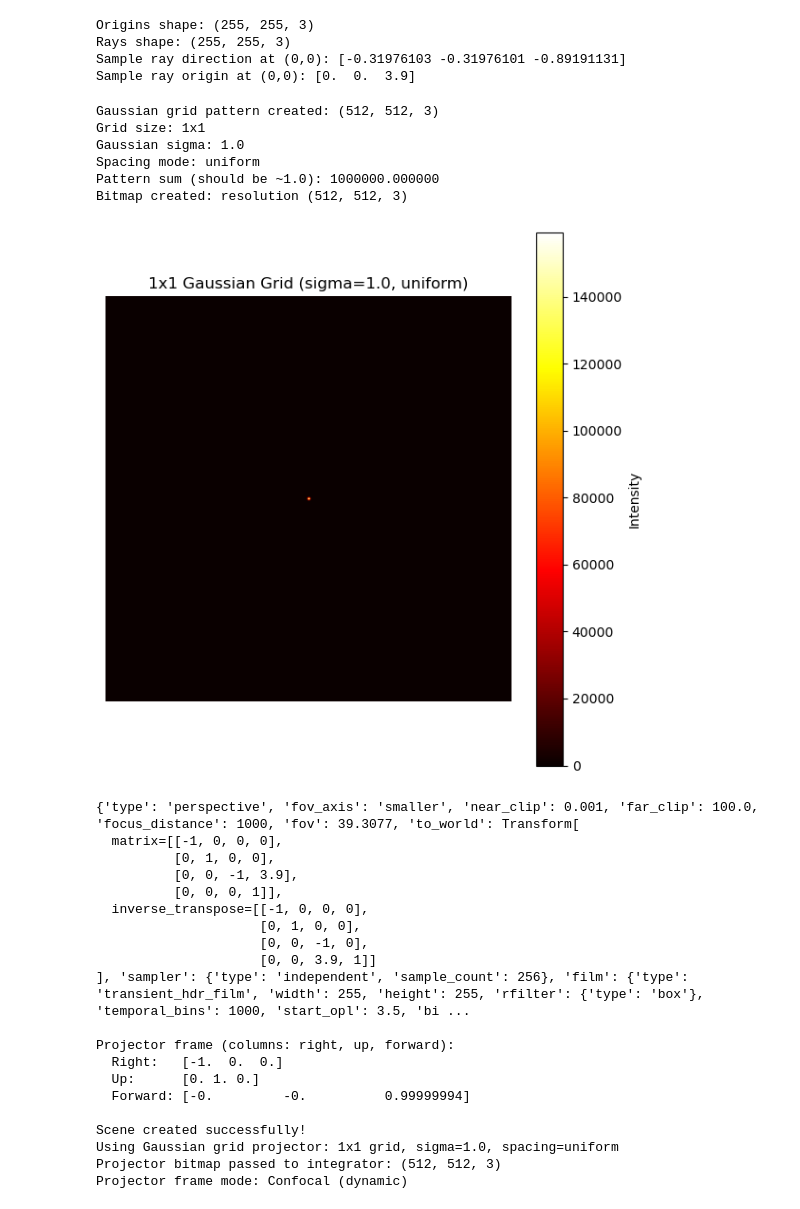
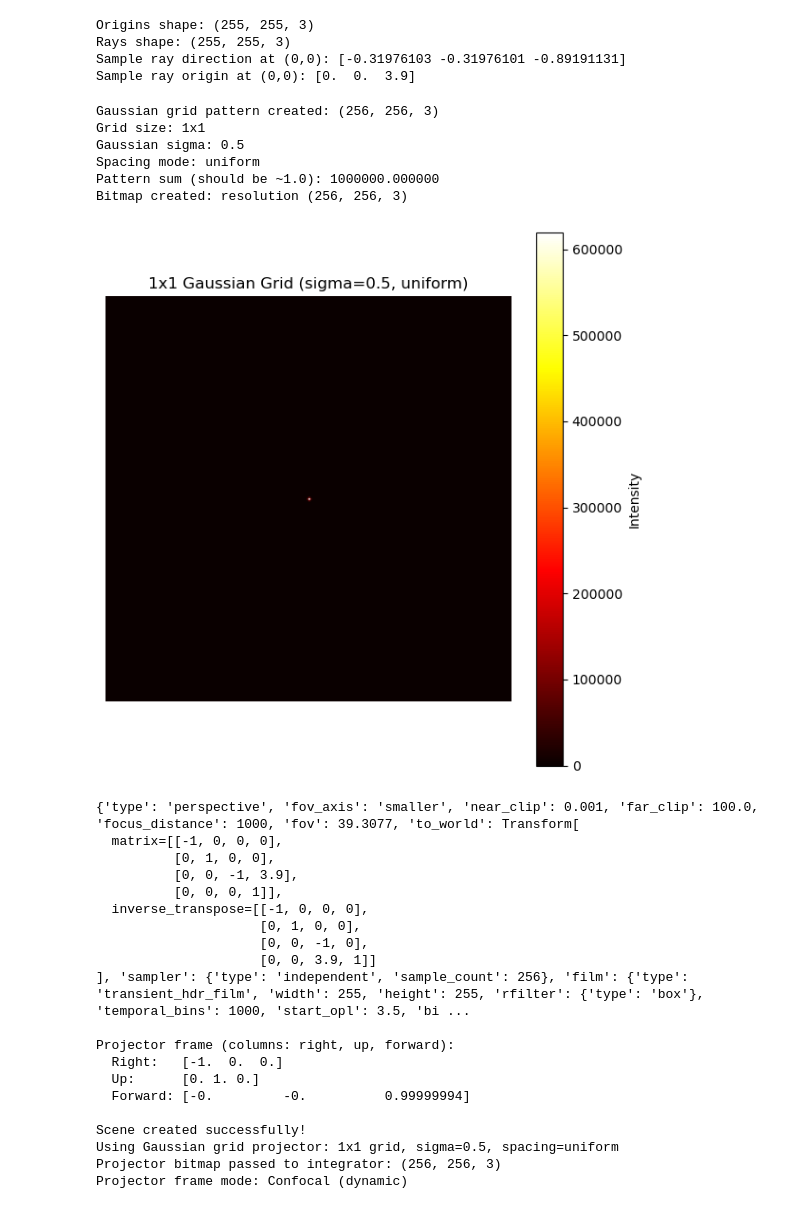
Before and after one commit to benattal/mitransient, a Jupyter notebook: cornell_confocal.ipynb, the cells around one changed output. Cells and saved outputs as stored; diff of their text form; code cells hidden in the pictures.

```diff
--- a/cornell_confocal.ipynb
+++ b/cornell_confocal.ipynb
@@ -171,9 +171,9 @@ def create_grid_gaussian_pattern(width, height, grid_size, sigma, spacing='unifo
     return pattern_rgb.astype(np.float32)
 
 # ==== CONFIGURABLE PARAMETERS ====
-proj_width, proj_height = 512, 512
+proj_width, proj_height = 256, 256
 grid_size = 1  # 3x3 grid of Gaussians
-sigma = 1.0  # Standard deviation of each Gaussian
+sigma = 0.5  # Standard deviation of each Gaussian
 epsilon = 1e-3
 spacing_mode = 'uniform'  # 'uniform' or 'random'
 random_seed = 42  # Only used if spacing_mode='random'
@@ -186,37 +186,37 @@ pattern = create_grid_gaussian_pattern(
     grid_size=grid_size,
     sigma=sigma,
     spacing=spacing_mode,
     random_seed=random_seed,
     epsilon=epsilon
 ) * intensity
 
 print(f"Gaussian grid pattern created: {pattern.shape}")
 print(f"Grid size: {grid_size}x{grid_size}")
 print(f"Gaussian sigma: {sigma}")
 print(f"Spacing mode: {spacing_mode}")
 print(f"Pattern sum (should be ~1.0): {np.sum(pattern[:,:,0]):.6f}")
 
 # Create bitmap from pattern
 bitmap = mi.Texture2f(pattern, filter_mode=dr.FilterMode.Nearest)
 print(f"Bitmap created: resolution {bitmap.shape}")
 
 # Optional: visualize the pattern
 import matplotlib.pyplot as plt
 plt.figure(figsize=(6, 6))
 plt.imshow(pattern[:,:,0], cmap='hot')
 plt.colorbar(label='Intensity')
 plt.title(f'{grid_size}x{grid_size} Gaussian Grid (sigma={sigma}, {spacing_mode})')
 plt.axis('off')
 plt.tight_layout()
 plt.show()
 # %% [output]
-Gaussian grid pattern created: (512, 512, 3)
+Gaussian grid pattern created: (256, 256, 3)
 Grid size: 1x1
-Gaussian sigma: 1.0
+Gaussian sigma: 0.5
 Spacing mode: uniform
 Pattern sum (should be ~1.0): 1000000.000000
-Bitmap created: resolution (512, 512, 3)
+Bitmap created: resolution (256, 256, 3)
-[figure, old version]
+[figure, new version]
 # %%
 # Remove keys from a list
 keys_to_remove = ['light', 'integrator']  # Example: remove these plugins if present
@@ -241,7 +241,7 @@ camera_up = np.cross(camera_right, camera_forward)
 camera_up = camera_up / np.linalg.norm(camera_up)
 
 # Build projector frame as 3x3 matrix with columns [right, up, forward]
-projector_frame_np = np.column_stack([camera_right, camera_up, camera_forward])
+projector_frame_np = np.vstack([camera_right, camera_up, camera_forward])
 projector_frame = mi.Matrix3f(projector_frame_np)
 
 print(f"\nProjector frame (columns: right, up, forward):")
@@ -290,8 +290,8 @@ Projector frame (columns: right, up, forward):
   Forward: [-0.         -0.          0.99999994]
 
 Scene created successfully!
-Using Gaussian grid projector: 1x1 grid, sigma=1.0, spacing=uniform
-Projector bitmap passed to integrator: (512, 512, 3)
+Using Gaussian grid projector: 1x1 grid, sigma=0.5, spacing=uniform
+Projector bitmap passed to integrator: (256, 256, 3)
 Projector frame mode: Confocal (dynamic)
 # %%
 # Plot the computed transient image as a video
```
Also changed, not shown: parts of 2 cells of this notebook, 2 other files.
